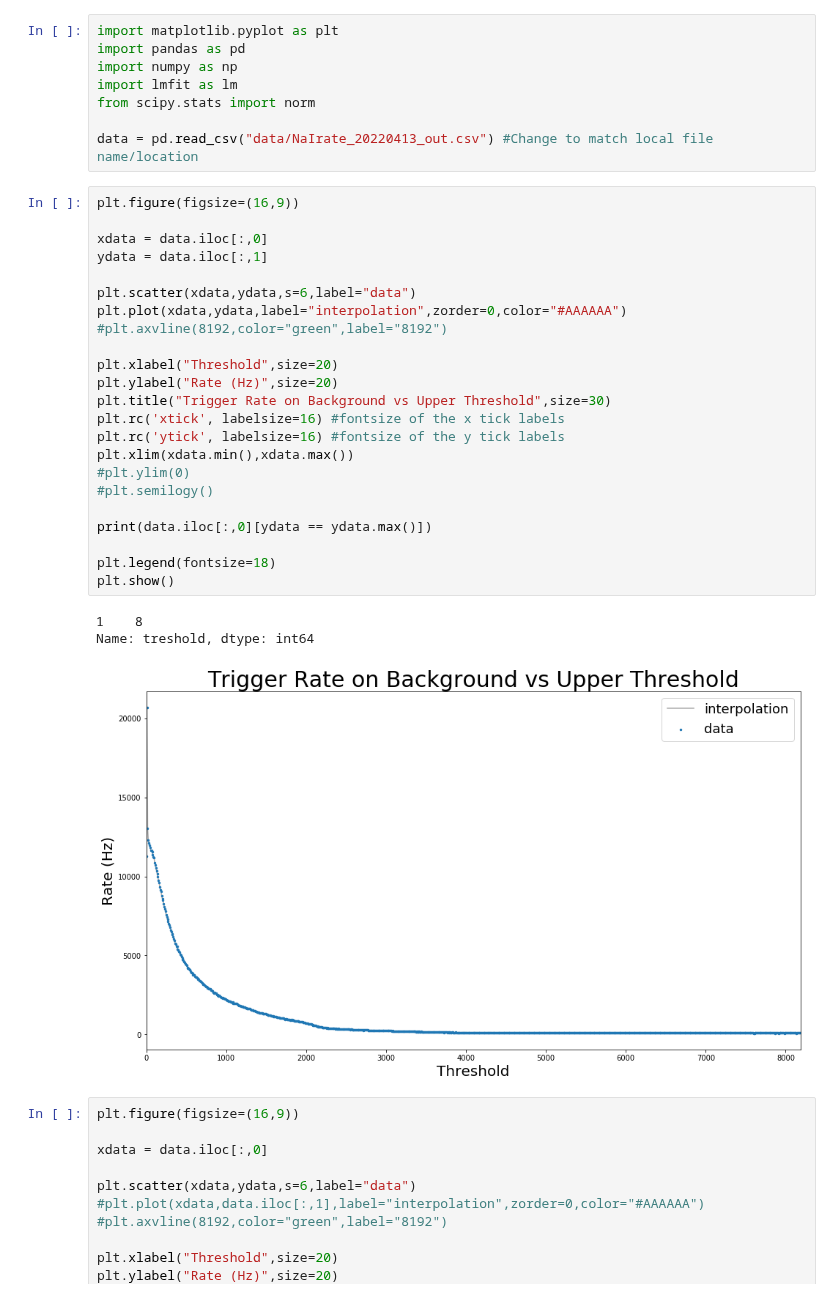
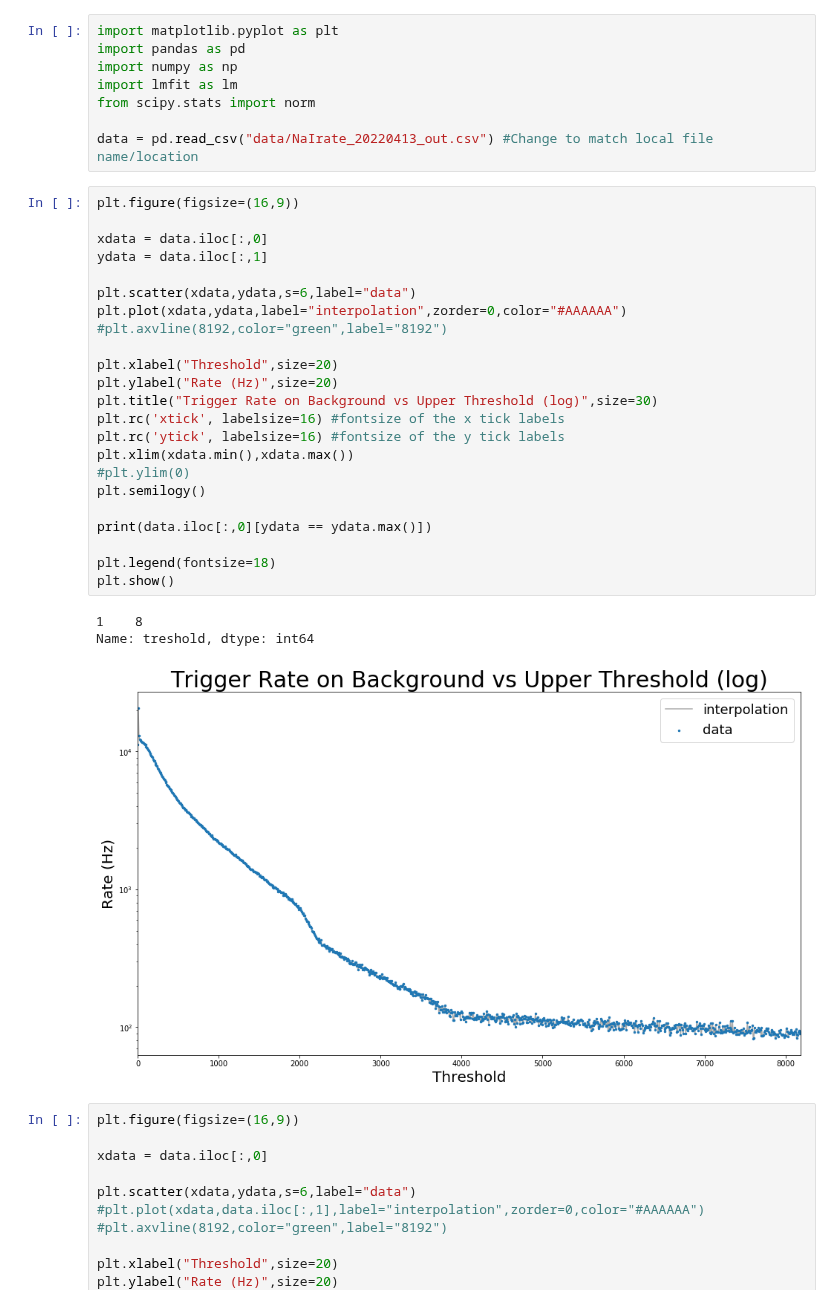
Before and after one commit to villano-lab/NaI_Array_Firmware, a Jupyter notebook: test_firmwares/PuBeTrigger2/OvernightRun_PlotRates.ipynb, the cells around one changed output. Drawn from its saved outputs; the diff is of its cells as text.

Commit message:
Adjust first plot to log to help identify dropoff points

```diff
--- a/test_firmwares/PuBeTrigger2/OvernightRun_PlotRates.ipynb
+++ b/test_firmwares/PuBeTrigger2/OvernightRun_PlotRates.ipynb
@@ -11,30 +11,30 @@ data = pd.read_csv("data/NaIrate_20220413_out.csv") #Change to match local file
 # %%
 plt.figure(figsize=(16,9))
 
 xdata = data.iloc[:,0]
 ydata = data.iloc[:,1]
 
 plt.scatter(xdata,ydata,s=6,label="data")
 plt.plot(xdata,ydata,label="interpolation",zorder=0,color="#AAAAAA")
 #plt.axvline(8192,color="green",label="8192")
 
 plt.xlabel("Threshold",size=20)
 plt.ylabel("Rate (Hz)",size=20)
-plt.title("Trigger Rate on Background vs Upper Threshold",size=30)
+plt.title("Trigger Rate on Background vs Upper Threshold (log)",size=30)
 plt.rc('xtick', labelsize=16) #fontsize of the x tick labels
 plt.rc('ytick', labelsize=16) #fontsize of the y tick labels
 plt.xlim(xdata.min(),xdata.max())
 #plt.ylim(0)
-#plt.semilogy()
+plt.semilogy()
 
 print(data.iloc[:,0][ydata == ydata.max()])
 
 plt.legend(fontsize=18)
 plt.show()
 # %% [output]
 1    8
 Name: treshold, dtype: int64
-[figure, old version]
+[figure, new version]
 # %%
 plt.figure(figsize=(16,9))
 
```
Also changed, not shown: parts of 1 cell of this notebook.
